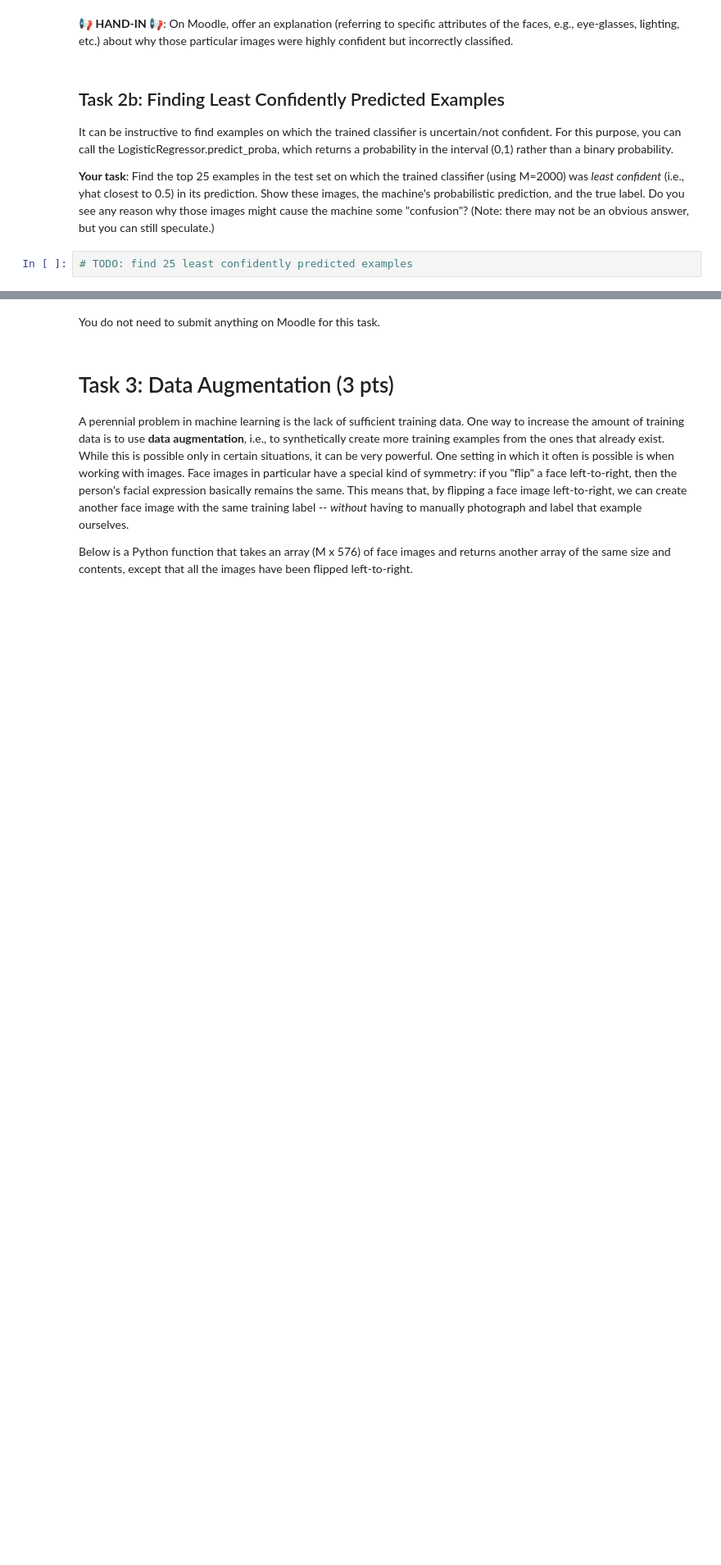
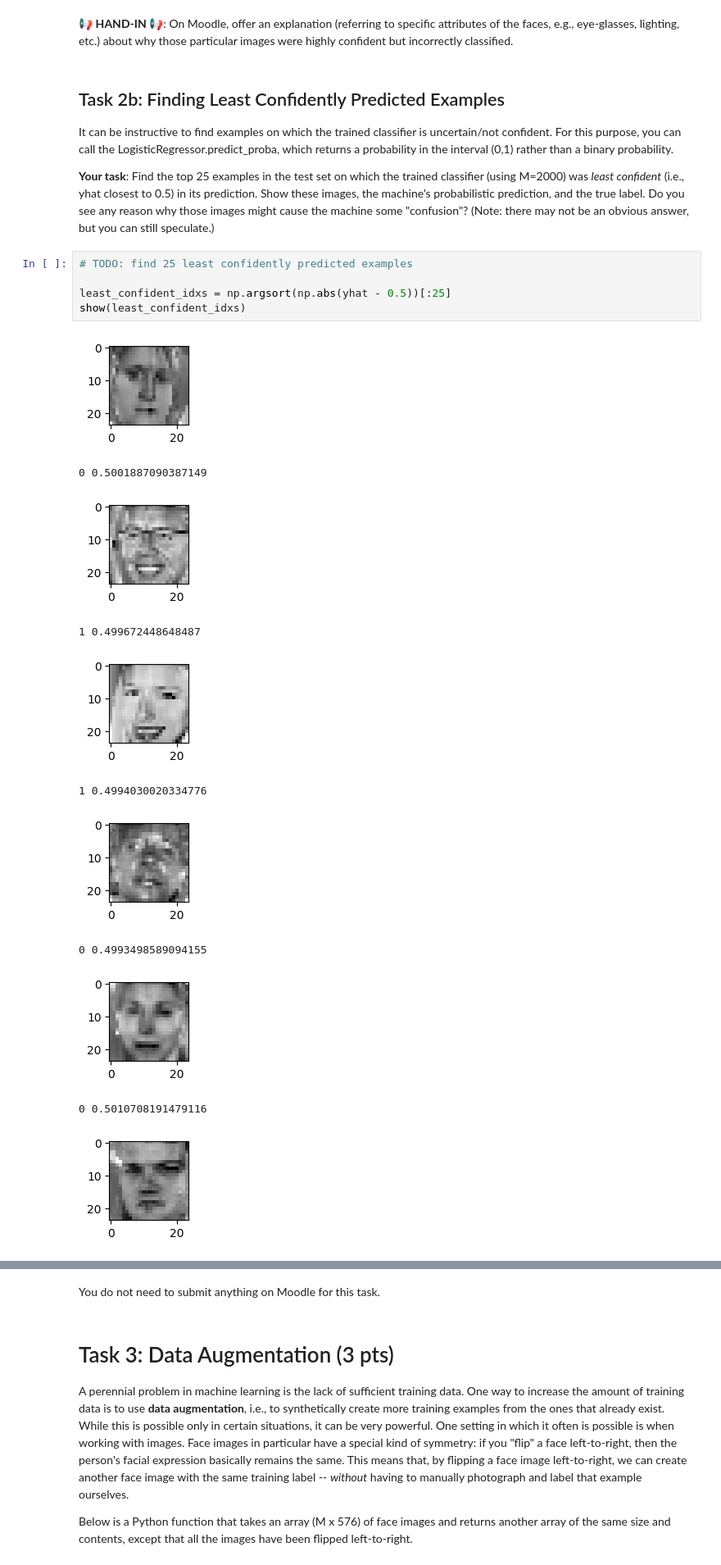
Before and after one commit to noelfischer/mldm_praktika, a Jupyter notebook: L04_Logistic_Regression_LAB_ASSIGNMENT.ipynb, the cells around one changed output, grey strips where cells are left out. Shown at 82% size. Drawn from its saved outputs; the diff is of its cells as text; blank space fills up the shorter version.

```diff
--- a/L04_Logistic_Regression_LAB_ASSIGNMENT.ipynb
+++ b/L04_Logistic_Regression_LAB_ASSIGNMENT.ipynb
@@ -123,3 +201,18 @@ It can be instructive to find examples on which the trained classifier is uncert
 Find the top 25 examples in the test set on which the trained classifier (using M=2000) was *least confident* (i.e., yhat closest to 0.5) in its prediction. Show these images, the machine's probabilistic prediction, and the true label. Do you see any reason why those images might cause the machine some "confusion"? (Note: there may not be an obvious answer, but you can still speculate.)
 # %%
 # TODO: find 25 least confidently predicted examples
+
+least_confident_idxs = np.argsort(np.abs(yhat - 0.5))[:25]
+show(least_confident_idxs)
+# %% [output]
+[figure, added]
+0 0.5001887090387149
+[figure, added]
+1 0.499672448648487
+[figure, added]
+1 0.4994030020334776
+[figure, added]
+0 0.4993498589094155
+[figure, added]
+0 0.5010708191479116
+[figure, added]
```
Also changed, not shown: parts of 14 cells of this notebook.
